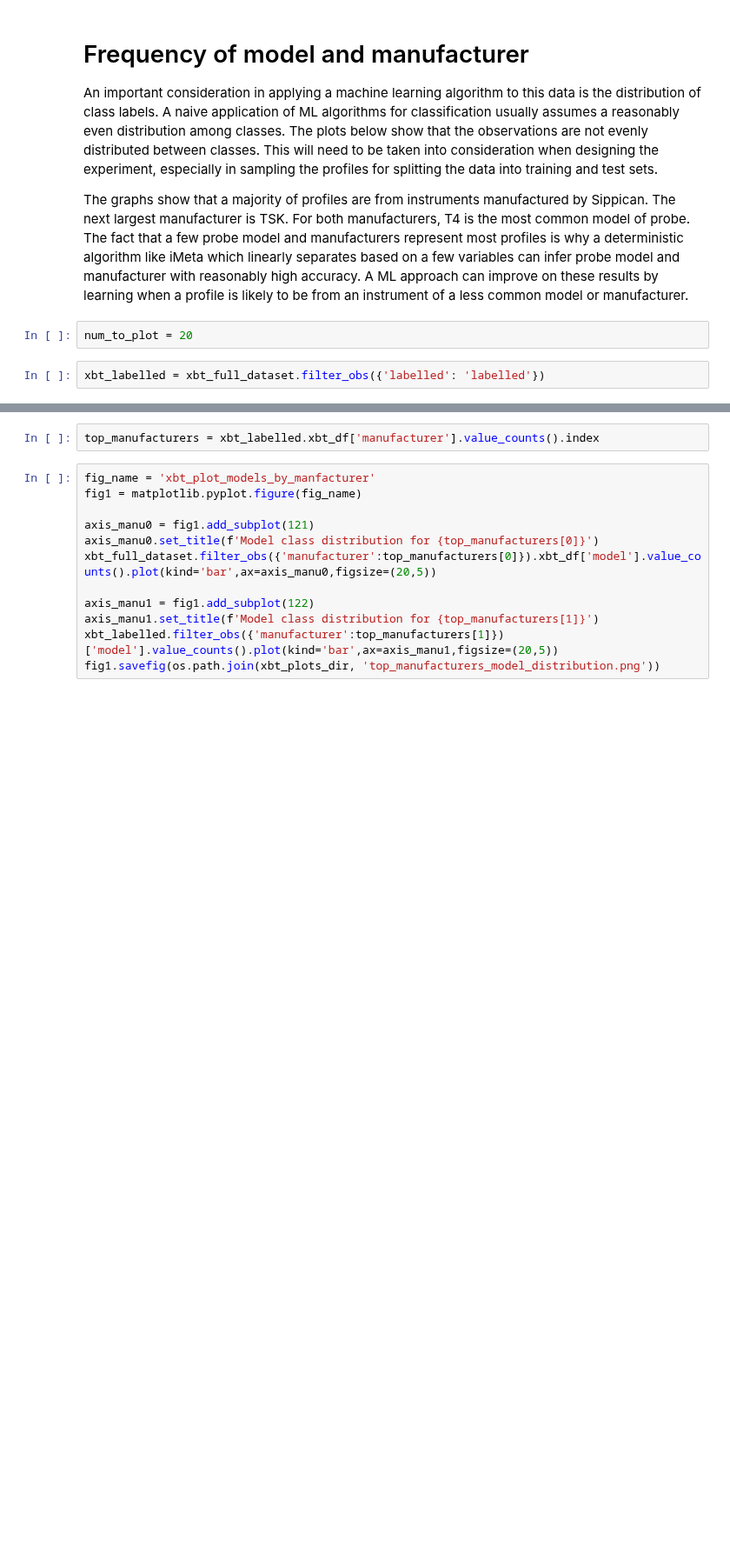
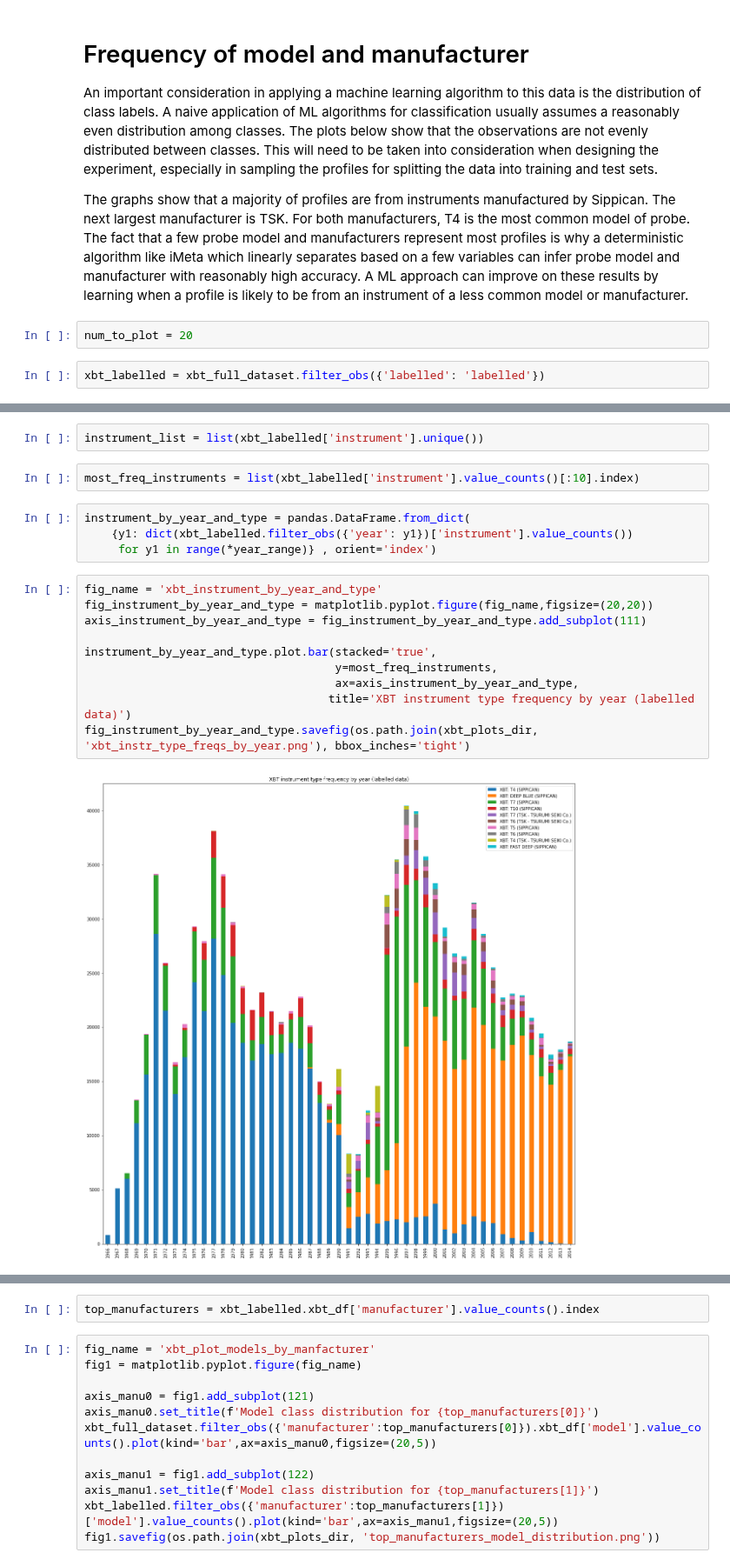
Before and after one commit to MetOffice/XBTs_classification, a Jupyter notebook: notebooks/xbt_data_exploration.ipynb, the cells around one changed output, grey strips where cells are left out. Shown at 87% size. Cells and saved outputs as stored; diff of their text form; blank space fills up the shorter version.

Commit message:
A plot that I created for the paper showing instrument type break down by year, which should have been added elsewhere but wasn't

```diff
--- a/notebooks/xbt_data_exploration.ipynb
+++ b/notebooks/xbt_data_exploration.ipynb
@@ -137,3 +137,23 @@ fig_instr_freq_pie.savefig(os.path.join(xbt_plots_dir, 'xbt_instr_freqs.png'), b
+# %%
+instrument_list = list(xbt_labelled['instrument'].unique())
+# %%
+most_freq_instruments = list(xbt_labelled['instrument'].value_counts()[:10].index)
+# %%
+instrument_by_year_and_type = pandas.DataFrame.from_dict(
+    {y1: dict(xbt_labelled.filter_obs({'year': y1})['instrument'].value_counts())
+     for y1 in range(*year_range)} , orient='index')
+# %%
+fig_name = 'xbt_instrument_by_year_and_type'
+fig_instrument_by_year_and_type = matplotlib.pyplot.figure(fig_name,figsize=(20,20))
+axis_instrument_by_year_and_type = fig_instrument_by_year_and_type.add_subplot(111)
+
+instrument_by_year_and_type.plot.bar(stacked='true',
+                                     y=most_freq_instruments,
+                                     ax=axis_instrument_by_year_and_type,
+                                    title='XBT instrument type frequency by year (labelled data)')
+fig_instrument_by_year_and_type.savefig(os.path.join(xbt_plots_dir, 'xbt_instr_type_freqs_by_year.png'), bbox_inches='tight')
+# %% [output]
+[figure, added]
 # %%
 fig_name = 'xbt_plot_model_manu'
 fig1 = matplotlib.pyplot.figure(fig_name,figsize=(20,10))
```
Also changed, not shown: parts of 11 cells of this notebook.
